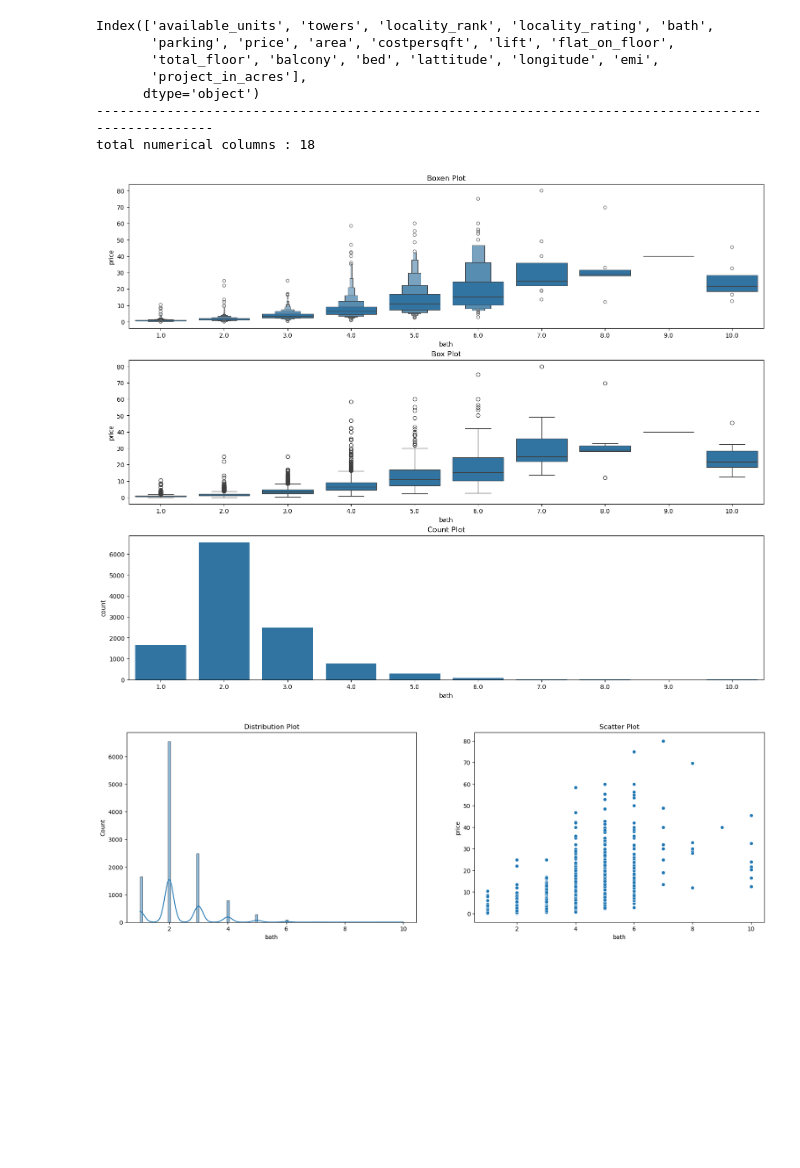
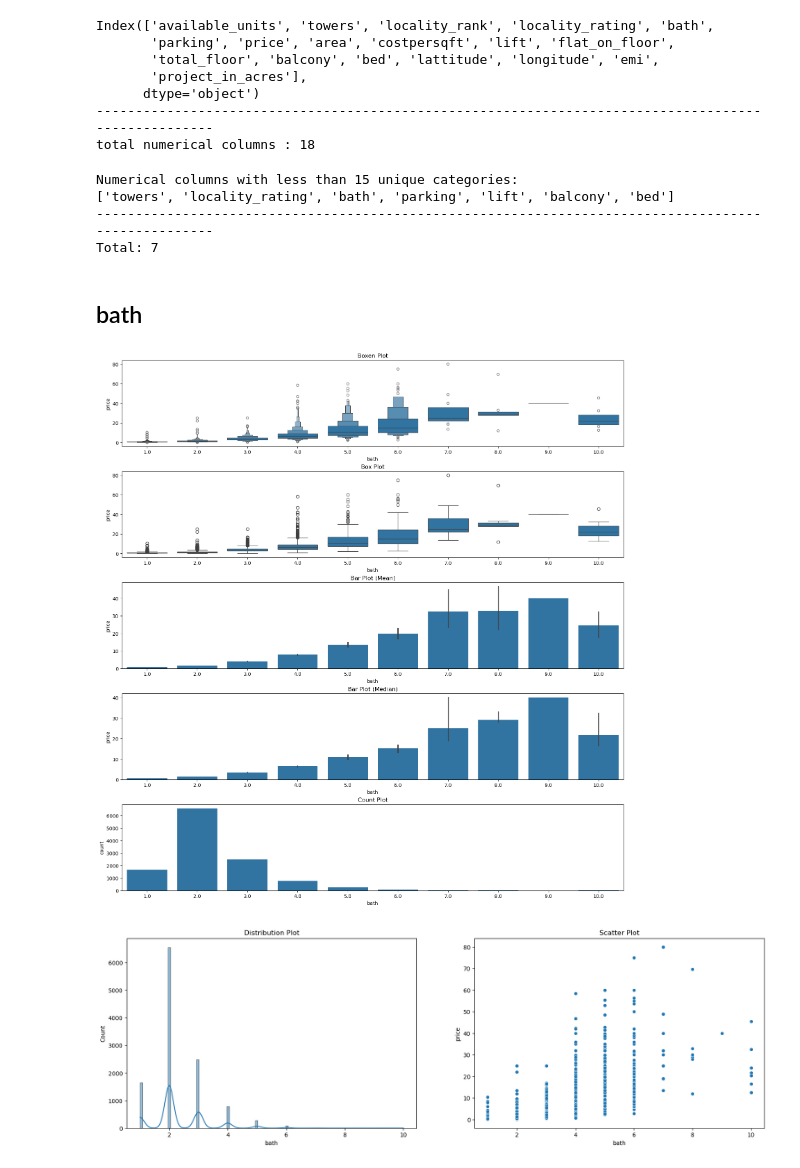
Before and after one commit to Buzz1993/magicbricks-property-analysis-and-price-prediction, a Jupyter notebook: notebooks/magicbricks/3.2nd_multlivariate_analysis.ipynb, the cells around one changed output. Saved outputs shown, nothing was run; the diff lists cells and outputs as text; code cells hidden in the pictures; blank space fills up the shorter version.

```diff
--- a/notebooks/magicbricks/3.2nd_multlivariate_analysis.ipynb
+++ b/notebooks/magicbricks/3.2nd_multlivariate_analysis.ipynb
@@ -138,0 +123,39 @@ def num_three_chart_plot(df, feature):
+# %%
+def num_charts_plot(df, feature):
+    """
+    The plots include:
+      - Boxen Plot
+      - Box Plot
+      - Bar Plot (Mean)
+      - Bar Plot (Median)
+      - Count Plot
+    """
+    fig = plt.figure(constrained_layout=True, figsize=(20, 16))
+    grid = gridspec.GridSpec(ncols=4, nrows=10, figure=fig)
+
+    # 1. Boxen Plot: feature vs price
+    ax1 = fig.add_subplot(grid[0:2, :3])
+    ax1.set_title('Boxen Plot')
+    sns.boxenplot(x=df[feature], y=df['price'], ax=ax1)
+
+    # 2. Box Plot: feature vs price
+    ax2 = fig.add_subplot(grid[2:4, :3])
+    ax2.set_title('Box Plot')
+    sns.boxplot(x=df[feature], y=df['price'], ax=ax2)
+
+    # 3. Bar Plot (Mean): feature vs price
+    ax4 = fig.add_subplot(grid[4:6, :3])
+    ax4.set_title('Bar Plot (Mean)')
+    sns.barplot(data=df, x=feature, y='price', ax=ax4)
+
+    # 4. Bar Plot (Median): feature vs price
+    ax5 = fig.add_subplot(grid[6:8, :3])
+    ax5.set_title('Bar Plot (Median)')
+    sns.barplot(data=df, x=feature, y='price', estimator=np.median, ax=ax5)
+
+    # 5. Count Plot: distribution of feature
+    ax3 = fig.add_subplot(grid[8:10, :3])
+    ax3.set_title('Count Plot')
+    sns.countplot(x=df[feature], ax=ax3)
+
+    plt.show()
@@ -157,7 +447,22 @@ Index(['available_units', 'towers', 'locality_rank', 'locality_rating', 'bath',
       dtype='object')
 ----------------------------------------------------------------------------------------------------
 total numerical columns : 18
+# %%
+# Find numerical columns with fewer than 15 unique values
+low_cardinality_columns = [col for col in numerical_columns if df[col].nunique() < 55]
+
+print("Numerical columns with less than 15 unique categories:")
+print(low_cardinality_columns)
+print("-"*100)
+print(f"Total: {len(low_cardinality_columns)}")
+# %% [output]
+Numerical columns with less than 15 unique categories:
+['towers', 'locality_rating', 'bath', 'parking', 'lift', 'balcony', 'bed']
+----------------------------------------------------------------------------------------------------
+Total: 7
+# %% [markdown]
+## bath
 # %%
-num_three_chart_plot(df, 'bath')
+num_charts_plot(df, 'bath')
 # %% [output]
-[figure, old version]
+[figure, new version]
```
Also changed, not shown: parts of 46 cells of this notebook.
